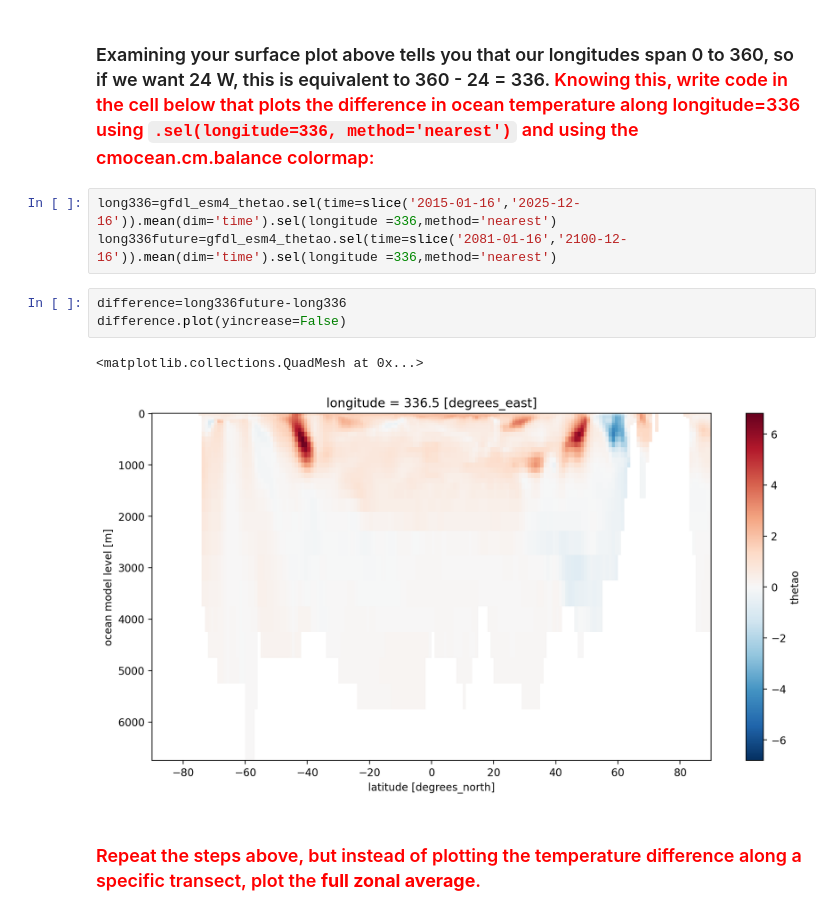
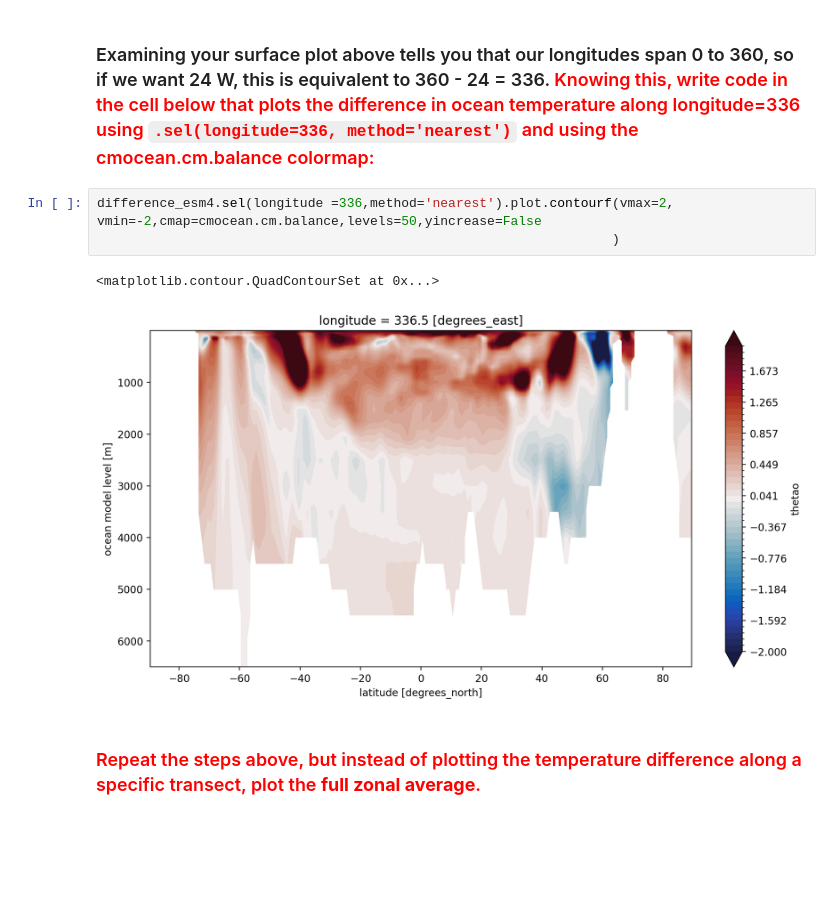
Before and after one commit to EES-3506-5506/unit7_woolslayer, a Jupyter notebook: notebooks/CMIP6_GoogleCloud.ipynb, the cells around one changed output. Cells and saved outputs as stored; diff of their text form; blank space fills up the shorter version.

```diff
--- a/notebooks/CMIP6_GoogleCloud.ipynb
+++ b/notebooks/CMIP6_GoogleCloud.ipynb
@@ -169,14 +187,11 @@ difference_esm4.plot(yincrease=False)
 # %% [markdown]
 ### Examining your surface plot above tells you that our longitudes span 0 to 360, so if we want 24 W, this is equivalent to 360 - 24 = 336. <span style="color:red"> Knowing this, write code in the cell below that plots the difference in ocean temperature along longitude=336 using `.sel(longitude=336, method='nearest')` and using the cmocean.cm.balance colormap:
 # %%
-long336=gfdl_esm4_thetao.sel(time=slice('2015-01-16','2025-12-16')).mean(dim='time').sel(longitude =336,method='nearest')
-long336future=gfdl_esm4_thetao.sel(time=slice('2081-01-16','2100-12-16')).mean(dim='time').sel(longitude =336,method='nearest')
+difference_esm4.sel(longitude =336,method='nearest').plot.contourf(vmax=2, vmin=-2,cmap=cmocean.cm.balance,levels=50,yincrease=False
+                                                                  )
+# %% [output]
+<matplotlib.contour.QuadContourSet at 0x...>
+[figure, added]
-# %%
-difference=long336future-long336
-difference.plot(yincrease=False)
-# %% [output]
-<matplotlib.collections.QuadMesh at 0x...>
-[figure, removed]
 # %% [markdown]
 ### <span style="color:red"> Repeat the steps above, but instead of plotting the temperature difference along a specific transect, plot the __full zonal average__.
 # %%
```
Also changed, not shown: parts of 7 cells of this notebook.
